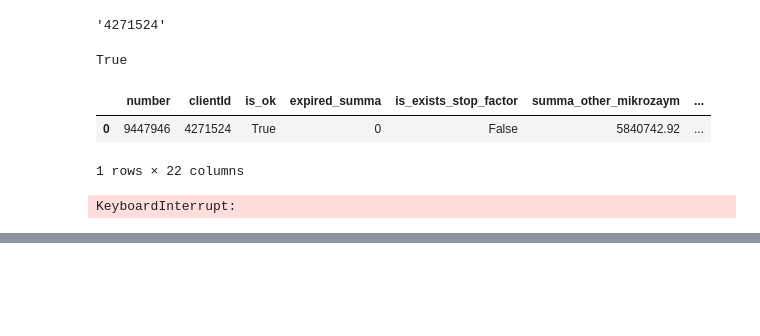
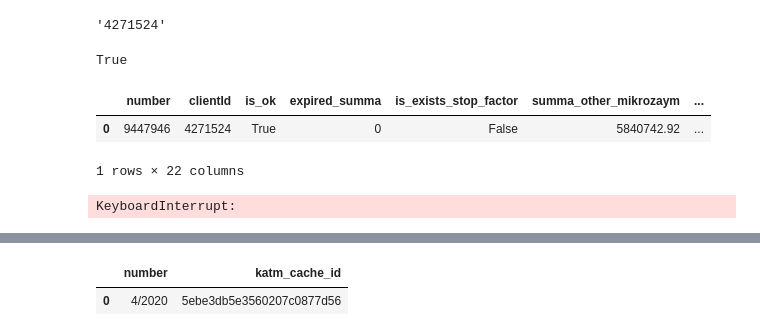
Before and after one commit to ilyos-nishanov/airflow_docker, a Jupyter notebook: scripts/bb.ipynb, the cells around one changed output, grey strips where cells are left out. Drawn from its saved outputs; the diff is of its cells as text; code cells hidden in the pictures; blank space fills up the shorter version.

```diff
--- a/scripts/bb.ipynb
+++ b/scripts/bb.ipynb
@@ -357,0 +486,14 @@ projection = {
+# %%
+number = docs.get('number')
+katm_cache_id = docs.get('credit').get('katm_cache_id')
+# %%
+row = {'number': number, 'katm_cache_id': katm_cache_id}
+# %%
+rows.append(row)
+# %%
+df = pd.DataFrame(rows)
+# %%
+df
+# %% [output]
+|  | number | katm_cache_id |
+| 0 | 4/2020 | 5ebe3db5e3560207c0877d56 |
```
Also changed, not shown: parts of 25 cells of this notebook, 8 other files.
